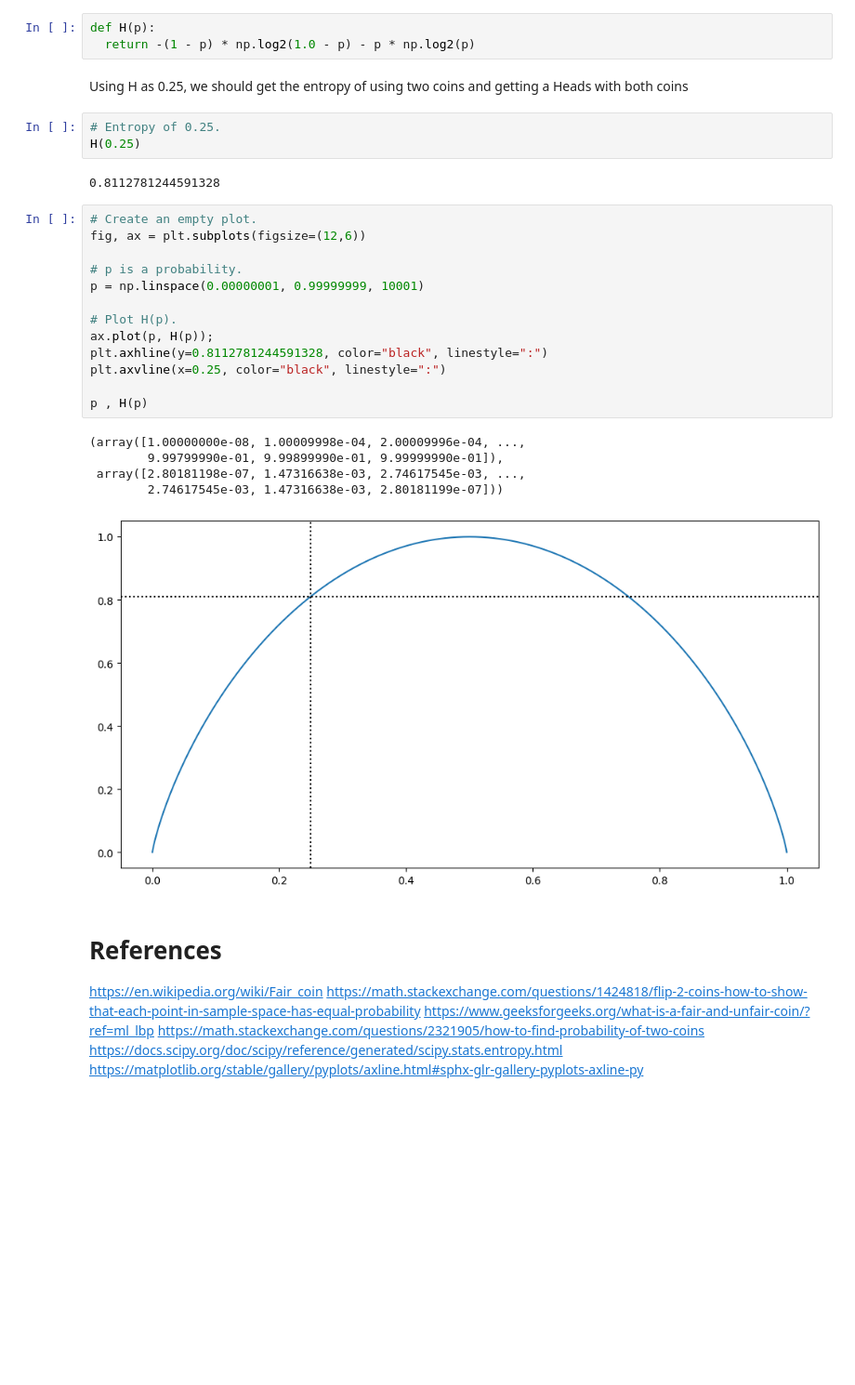
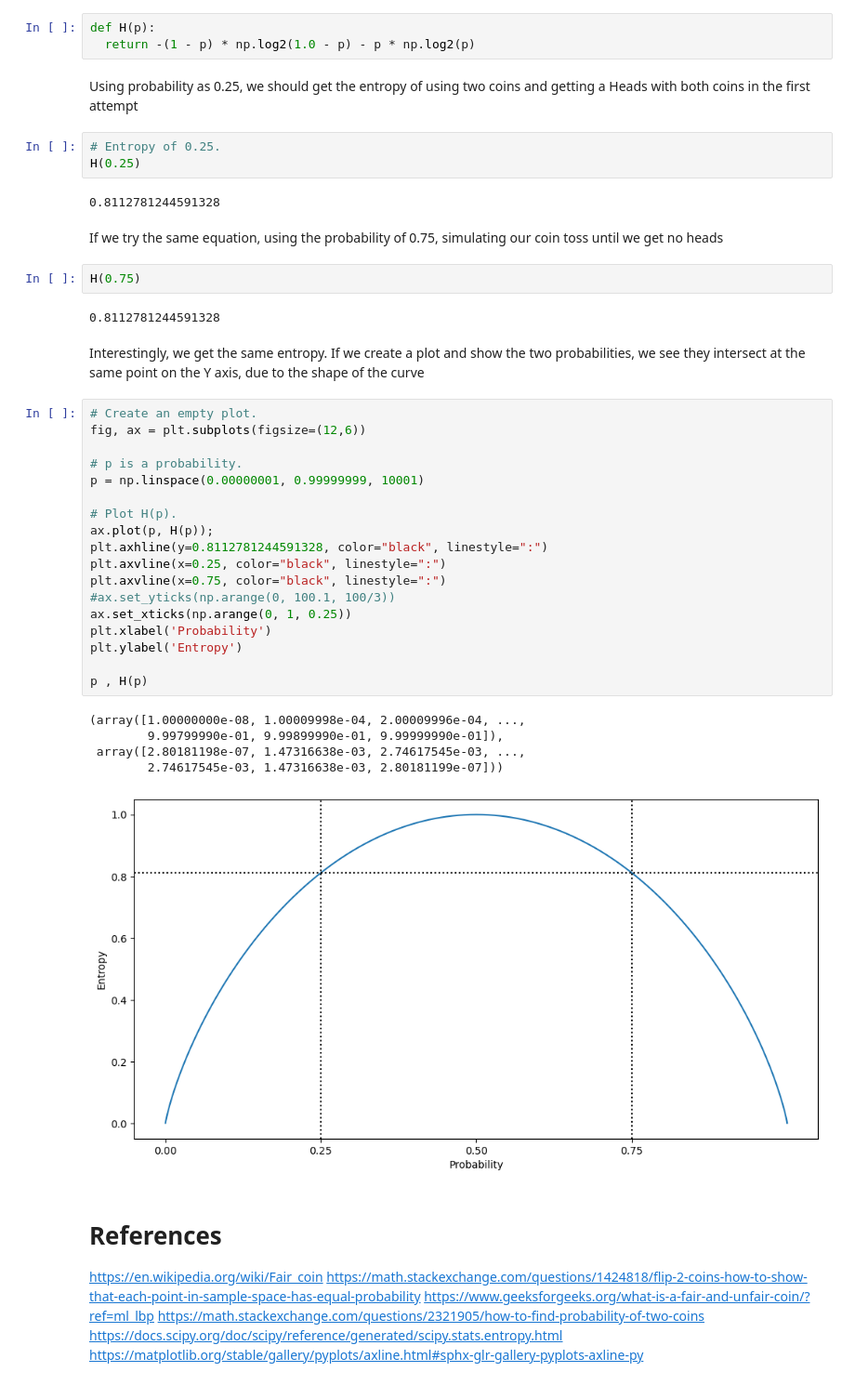
Before and after one commit to kevinsenan/4359-Fundamentals-of-Data-Analysis, a Jupyter notebook: Tasks.ipynb, the cells around one changed output. Shown at 93% size. Cells and saved outputs as stored; diff of their text form; blank space fills up the shorter version.

```diff
--- a/Tasks.ipynb
+++ b/Tasks.ipynb
@@ -169,31 +165,44 @@ The function below is created to compute Shannon's equation of entropy
 def H(p):
   return -(1 - p) * np.log2(1.0 - p) - p * np.log2(p)
 # %% [markdown]
-Using H as 0.25, we should get the entropy of using two coins and getting a Heads with both coins
+Using probability as 0.25, we should get the entropy of using two coins and getting a Heads with both coins in the first attempt
 # %%
 # Entropy of 0.25.
 H(0.25)
 # %% [output]
 0.8112781244591328
+# %% [markdown]
+If we try the same equation, using the probability of 0.75, simulating our coin toss until we get no heads
+# %%
+H(0.75)
+# %% [output]
+0.8112781244591328
+# %% [markdown]
+Interestingly, we get the same entropy. If we create a plot and show the two probabilities, we see they intersect at the same point on the Y axis, due to the shape of the curve
 # %%
 # Create an empty plot.
 fig, ax = plt.subplots(figsize=(12,6))
 
 # p is a probability.
 p = np.linspace(0.00000001, 0.99999999, 10001)
 
 # Plot H(p).
 ax.plot(p, H(p));
 plt.axhline(y=0.8112781244591328, color="black", linestyle=":")
 plt.axvline(x=0.25, color="black", linestyle=":")
+plt.axvline(x=0.75, color="black", linestyle=":")
+#ax.set_yticks(np.arange(0, 100.1, 100/3))
+ax.set_xticks(np.arange(0, 1, 0.25))
+plt.xlabel('Probability')
+plt.ylabel('Entropy')
 
 p , H(p)
 # %% [output]
 (array([1.00000000e-08, 1.00009998e-04, 2.00009996e-04, ...,
         9.99799990e-01, 9.99899990e-01, 9.99999990e-01]),
  array([2.80181198e-07, 1.47316638e-03, 2.74617545e-03, ...,
         2.74617545e-03, 1.47316638e-03, 2.80181199e-07]))
-[figure, old version]
+[figure, new version]
 # %% [markdown]
 # References
 https://en.wikipedia.org/wiki/Fair_coin
```
Also changed, not shown: parts of 2 cells of this notebook.
